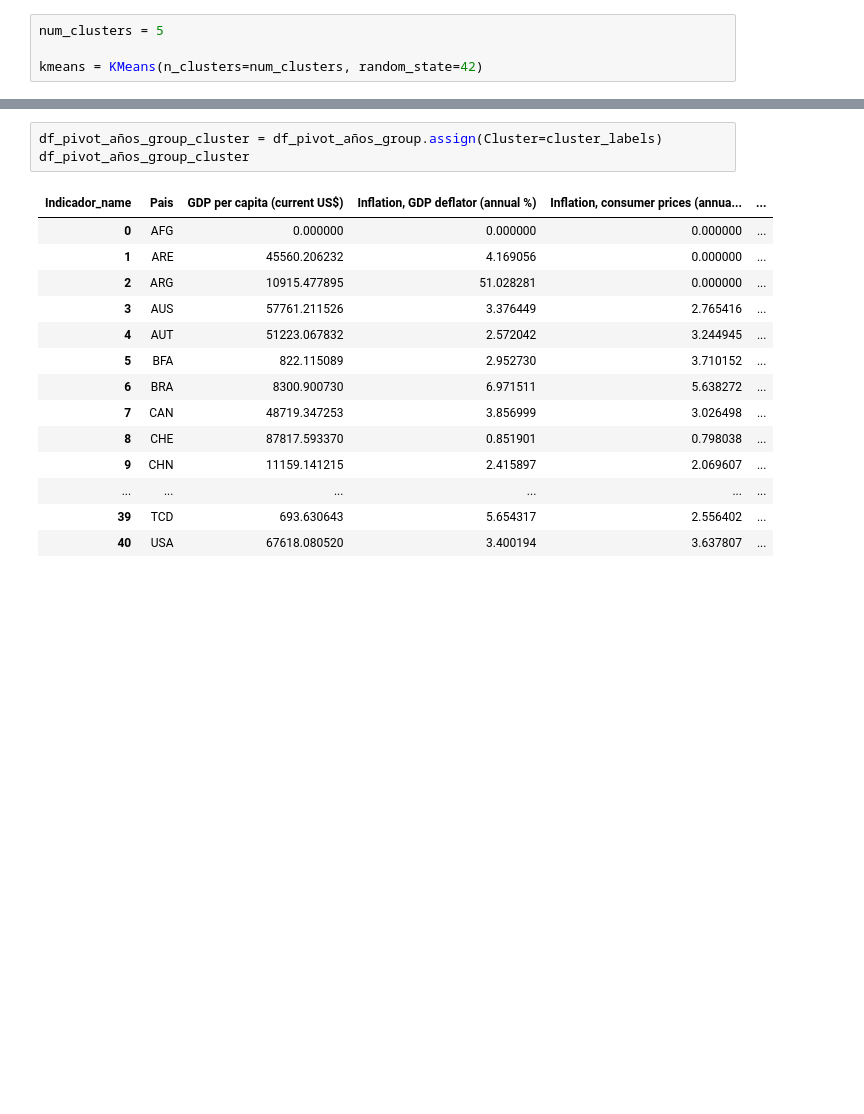
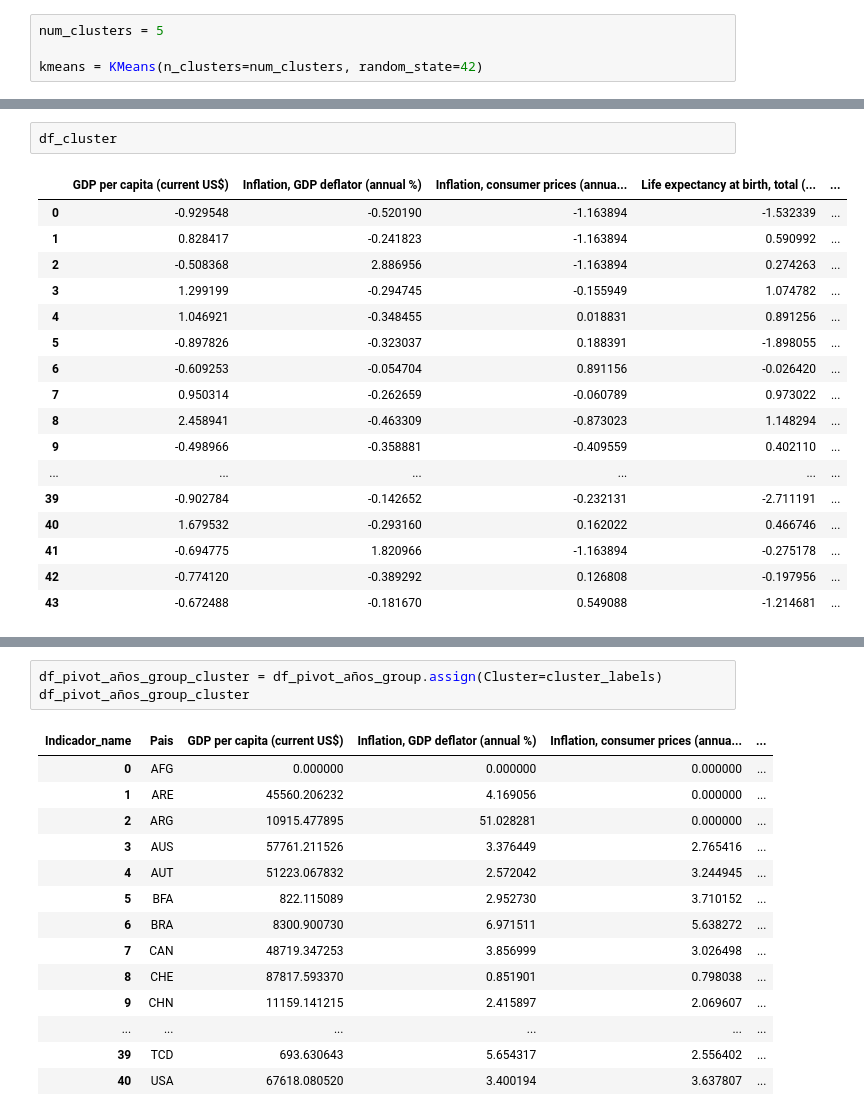
Before and after one commit to fercof87/PF-Esperanza-De-Vida, a Jupyter notebook: ML/ModeloML.ipynb, the cells around one changed output, grey strips where cells are left out. Cells and saved outputs as stored; diff of their text form; blank space fills up the shorter version.

```diff
--- a/ML/ModeloML.ipynb
+++ b/ML/ModeloML.ipynb
@@ -226 +272,21 @@ df_pivot_años_group_escaler_cluster
+# %%
+df_cluster
+# %% [output]
+|  | GDP per capita (current US$) | Inflation, GDP deflator (annual %) | Inflation, consumer prices (annua... | Life expectancy at birth, total (... | ... |
+| 0 | -0.929548 | -0.520190 | -1.163894 | -1.532339 | ... |
+| 1 | 0.828417 | -0.241823 | -1.163894 | 0.590992 | ... |
+| 2 | -0.508368 | 2.886956 | -1.163894 | 0.274263 | ... |
+| 3 | 1.299199 | -0.294745 | -0.155949 | 1.074782 | ... |
+| 4 | 1.046921 | -0.348455 | 0.018831 | 0.891256 | ... |
+| 5 | -0.897826 | -0.323037 | 0.188391 | -1.898055 | ... |
+| 6 | -0.609253 | -0.054704 | 0.891156 | -0.026420 | ... |
+| 7 | 0.950314 | -0.262659 | -0.060789 | 0.973022 | ... |
+| 8 | 2.458941 | -0.463309 | -0.873023 | 1.148294 | ... |
+| 9 | -0.498966 | -0.358881 | -0.409559 | 0.402110 | ... |
+| ... | ... | ... | ... | ... | ... |
+| 39 | -0.902784 | -0.142652 | -0.232131 | -2.711191 | ... |
+| 40 | 1.679532 | -0.293160 | 0.162022 | 0.466746 | ... |
+| 41 | -0.694775 | 1.820966 | -1.163894 | -0.275178 | ... |
+| 42 | -0.774120 | -0.389292 | 0.126808 | -0.197956 | ... |
+| 43 | -0.672488 | -0.181670 | 0.549088 | -1.214681 | ... |
 # %%
```
Also changed, not shown: parts of 13 cells of this notebook, 3 other files.
